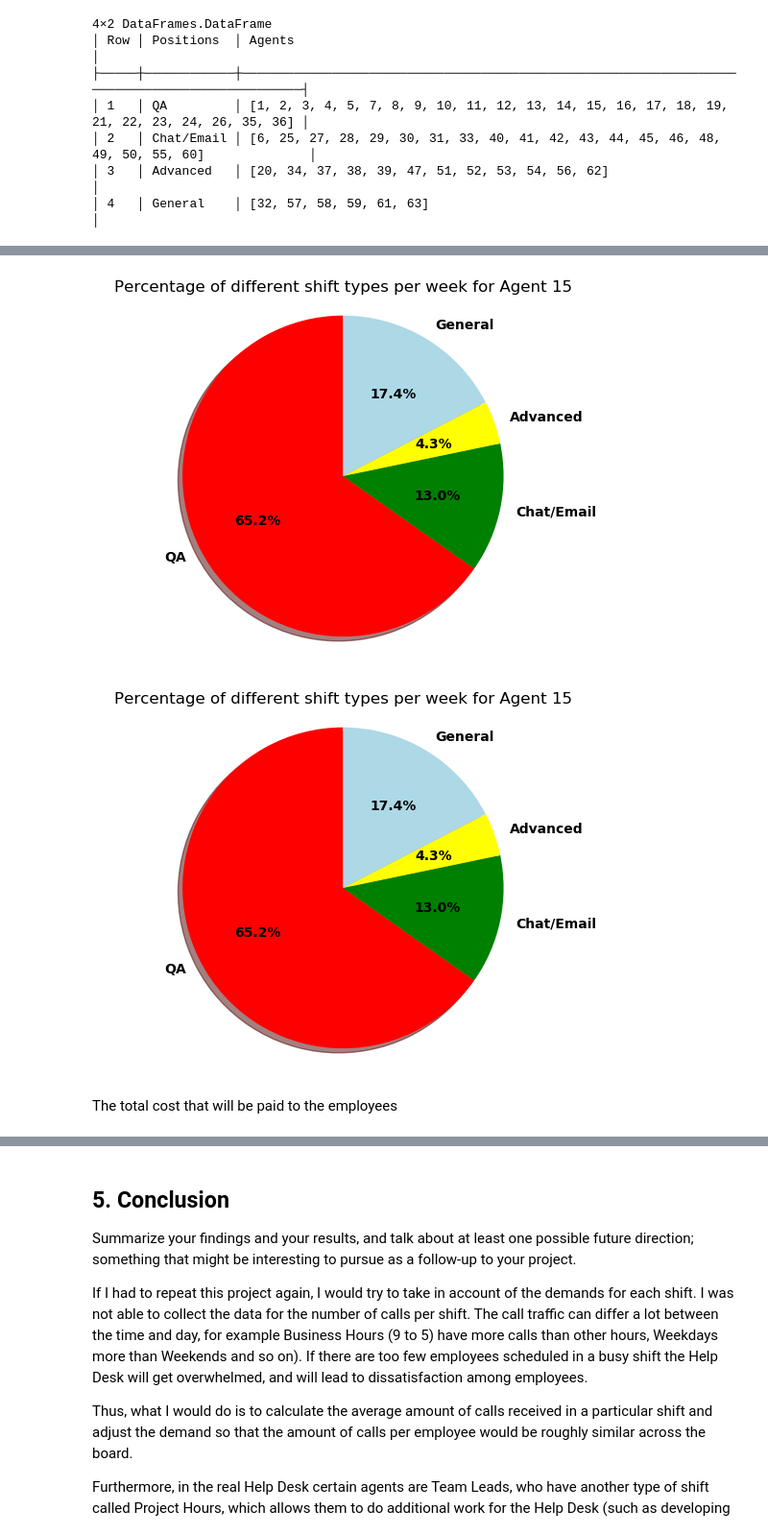
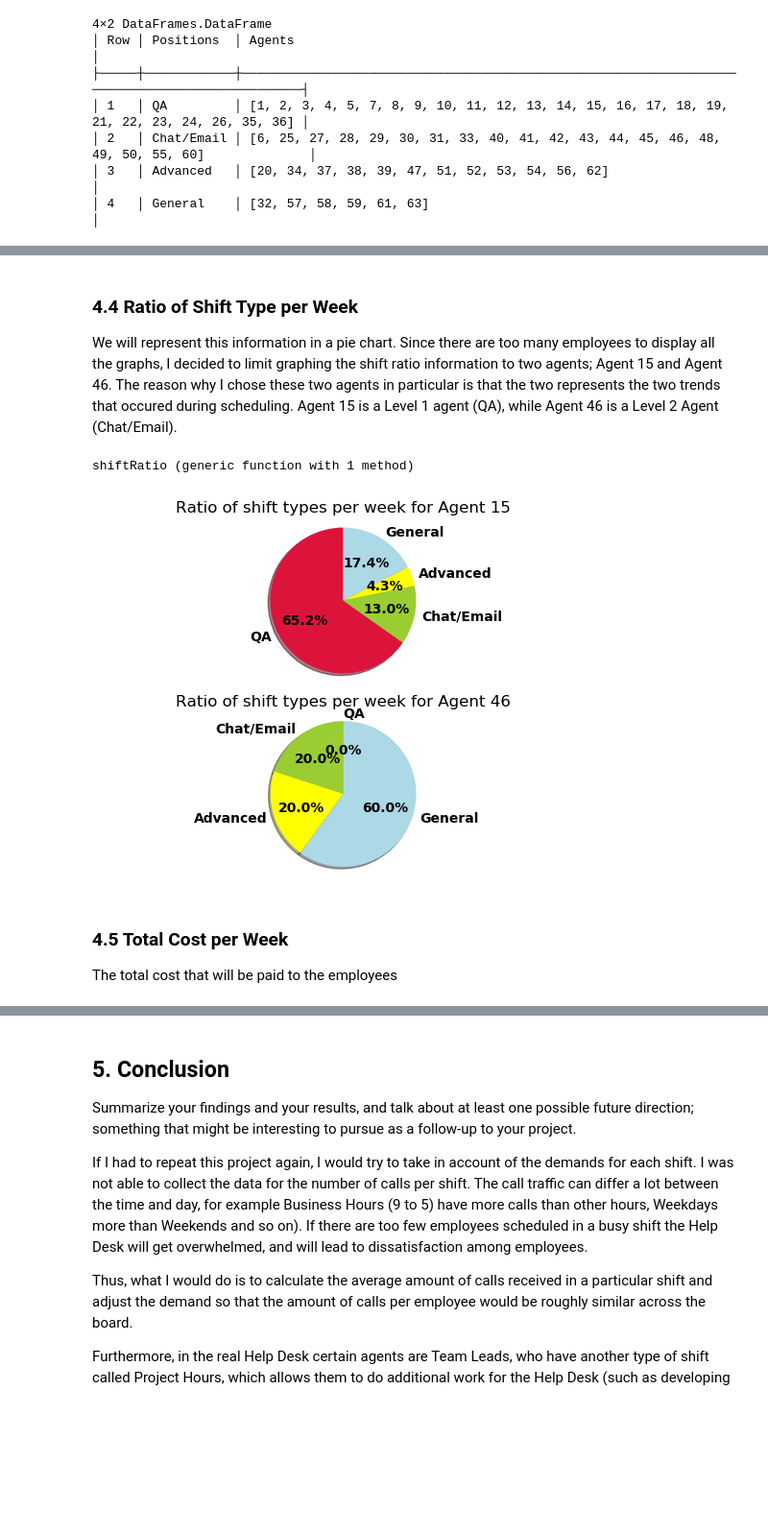
Before and after one commit to mmcook/CS-524-Optimization-Project, a Jupyter notebook: Call Center Schedule Optimization.ipynb, the cells around one changed output, grey strips where cells are left out. Shown at 96% size. Saved outputs shown, nothing was run; the diff lists cells and outputs as text; code cells hidden in the pictures; blank space fills up the shorter version.

```diff
--- a/Call Center Schedule Optimization.ipynb
+++ b/Call Center Schedule Optimization.ipynb
@@ -462,23 +478,33 @@ ylabel("Work Hours per Week")
 PyObject Text(24.000000000000007, 0.5, 'Work Hours per Week')
+# %% [markdown]
+### 4.4 Ratio of Shift Type per Week ###
+
+We will represent this information in a pie chart. Since there are too many employees to display all the graphs, I decided to limit graphing the shift ratio information to two agents; Agent 15 and Agent 46. The reason why I chose these two agents in particular is that the two represents the two trends that occured during scheduling. Agent 15 is a Level 1 agent (QA), while Agent 46 is a Level 2 Agent (Chat/Email).
 # %%
 using PyPlot
+function shiftRatio(j)
+    labels = ["QA";"Chat/Email";"Advanced";"General"]
+    colors = ["crimson";"yellowgreen";"Yellow";"lightblue"]
+    sizes = [sum(getvalue(w[i,j,d]) for i=1:I, d=1:D); sum(getvalue(x[i,j,d]) for i=1:I, d=1:D);
+                sum(getvalue(y[i,j,d]) for i=1:I, d=1:D); sum(getvalue(z[i,j,d]) for i=1:I, d=1:D)]
+    explode = zeros(length(sizes))
+    font = Dict("fontname"=>"Sans","weight"=>"semibold");
 
-# Data & Labels
-labels = ["QA";"Chat/Email";"Advanced";"General"]
-colors = ["Red";"Green";"Yellow";"lightblue"]
-sizes = [sum(getvalue(w[i,15,d]) for i=1:I, d=1:D); sum(getvalue(x[i,15,d]) for i=1:I, d=1:D);
-            sum(getvalue(y[i,15,d]) for i=1:I, d=1:D); sum(getvalue(z[i,15,d]) for i=1:I, d=1:D)]
-explode = zeros(length(sizes))
-font = Dict("fontname"=>"Sans","weight"=>"semibold");
-
-# fig = figure("pyplot_piechart",figsize=(10,10))
-p = pie(sizes, labels=labels, shadow=true, startangle=90, explode=explode, colors=colors, autopct="%1.1f%%", textprops=font)
-axis("equal")
-title("Percentage of different shift types per week for Agent 15")
-gcf() # Needed for IJulia to plot inline
+    p = pie(sizes, labels=labels, shadow=true, startangle=90, colors=colors, autopct="%1.1f%%", textprops=font)
+    axis("equal")
+    title(string("Ratio of shift types per week for Agent ", j))
+    return
+end
 # %% [output]
-[figure, removed]
-[figure, removed]
+shiftRatio (generic function with 1 method)
+# %%
+subplot(211)
+shiftRatio(15)
+subplot(212)
+shiftRatio(46)
+# %% [output]
+[figure, added]
 # %% [markdown]
+### 4.5 Total Cost per Week ###
 The total cost that will be paid to the employees
 # %%
```
Also changed, not shown: parts of 15 cells of this notebook.
